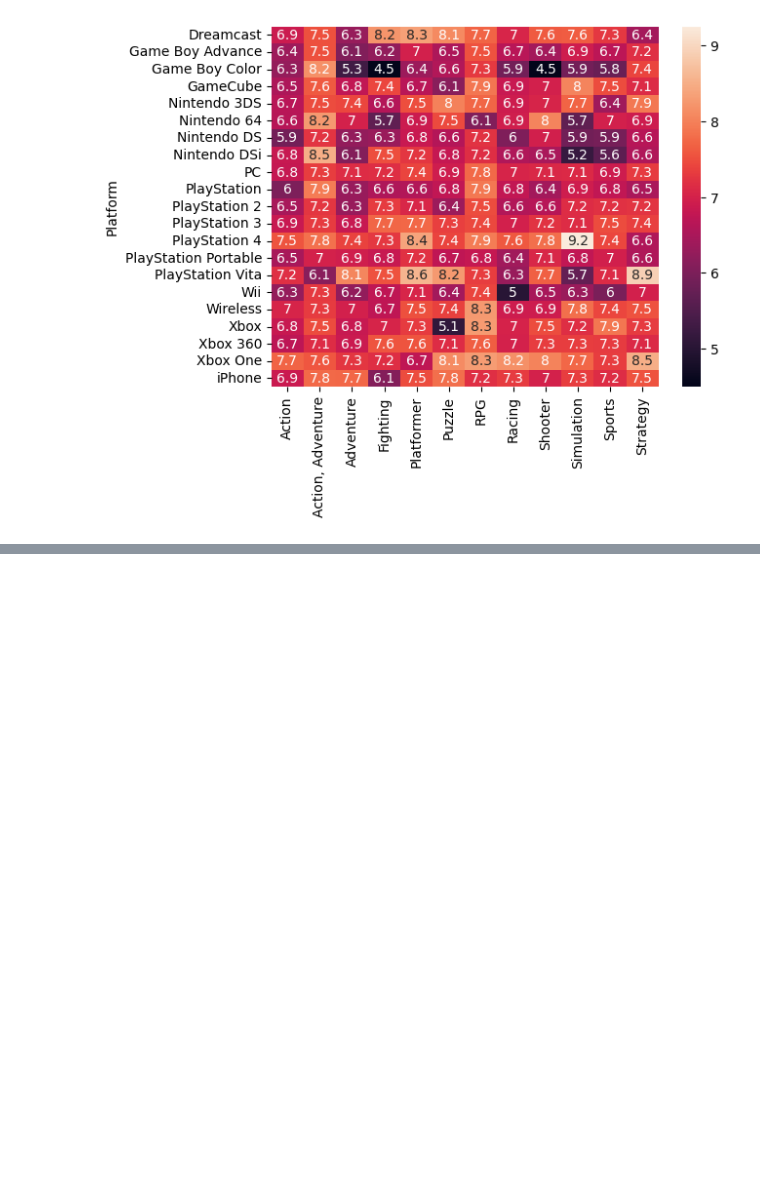
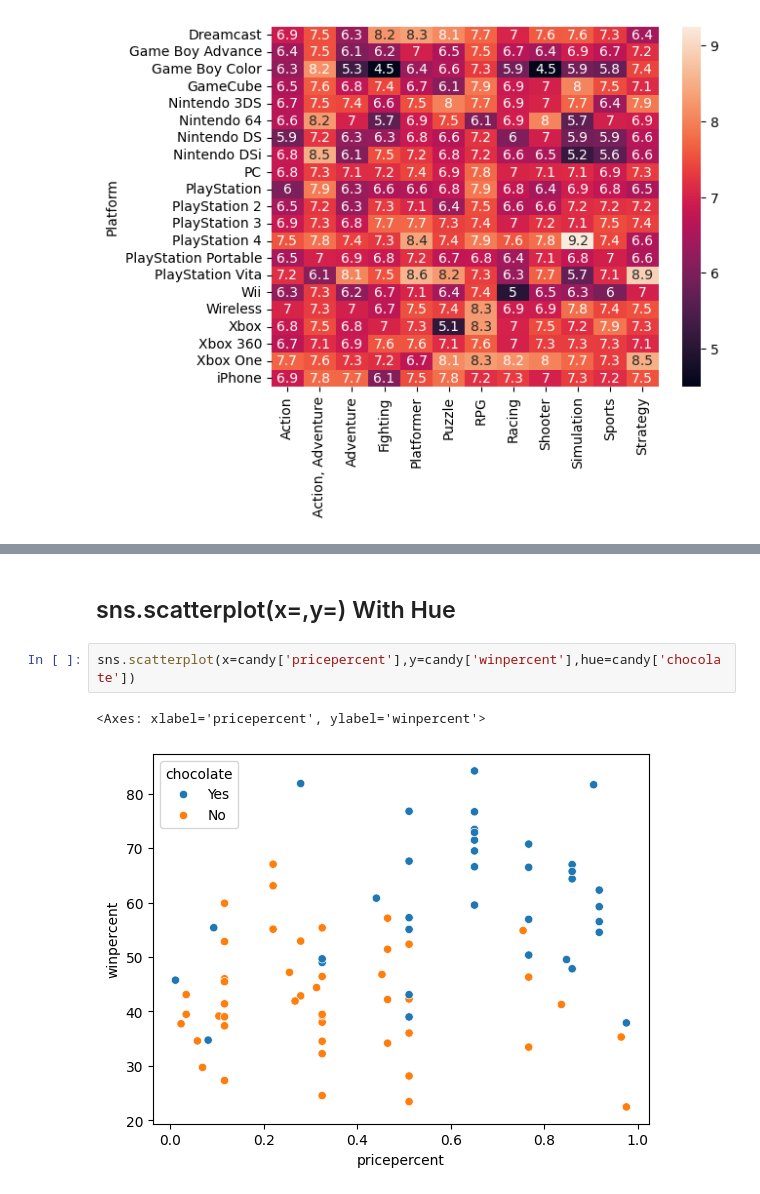
Before and after one commit to ivanchantf/python_learning_data_science, a Jupyter notebook: vis.ipynb, the cells around one changed output, grey strips where cells are left out. Saved outputs shown, nothing was run; the diff lists cells and outputs as text; blank space fills up the shorter version.

```diff
--- a/vis.ipynb
+++ b/vis.ipynb
@@ -72,0 +89,7 @@ sns.heatmap(data=ign_data,annot=True)
+# %% [markdown]
+## sns.scatterplot(x=,y=) With Hue
+# %%
+sns.scatterplot(x=candy['pricepercent'],y=candy['winpercent'],hue=candy['chocolate'])
+# %% [output]
+<Axes: xlabel='pricepercent', ylabel='winpercent'>
+[figure, added]
```
Also changed, not shown: parts of 9 cells of this notebook, 1 other file.
